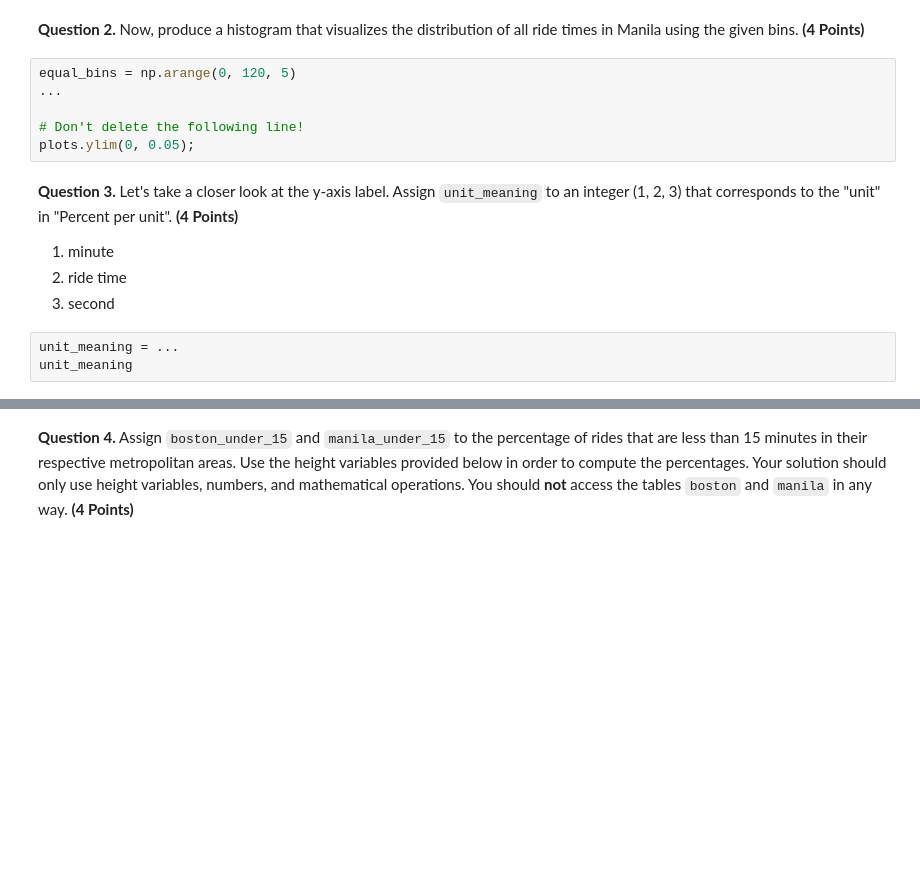
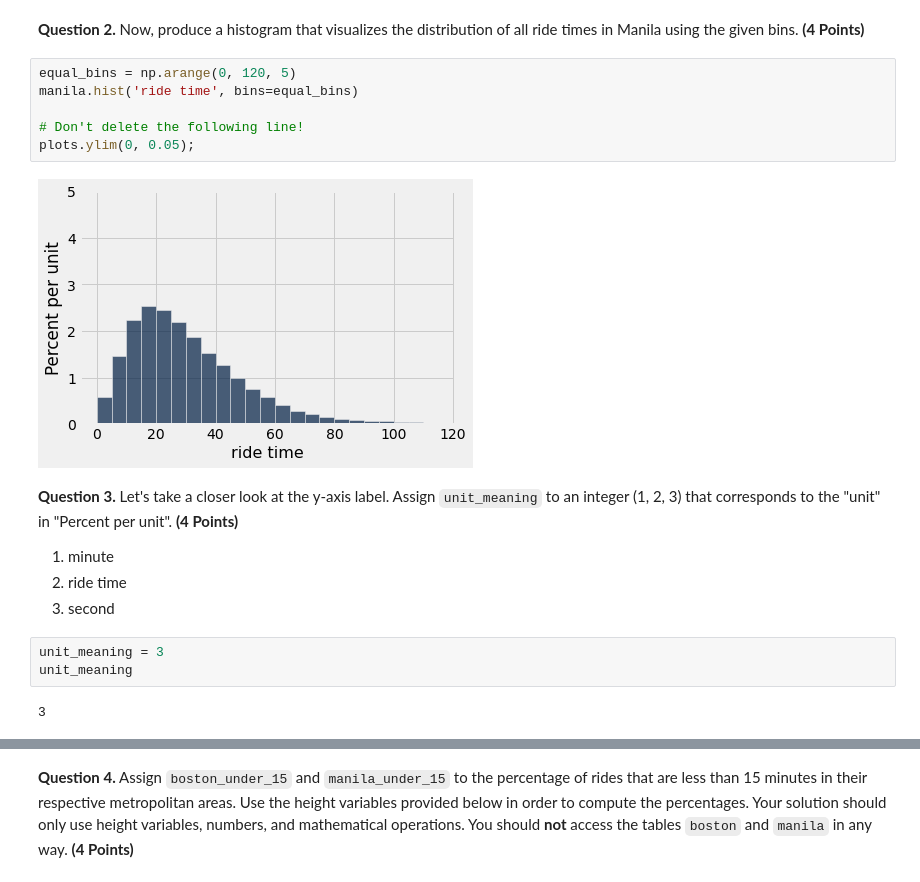
Before and after one commit to SoyCarlos/gabes-sumer-data-prep, a Jupyter notebook: Week 3/hw03/hw03.ipynb, the cells around one changed output, grey strips where cells are left out. Cells and saved outputs as stored; diff of their text form; blank space fills up the shorter version.

```diff
--- a/Week 3/hw03/hw03.ipynb
+++ b/Week 3/hw03/hw03.ipynb
@@ -380,10 +509,12 @@ manual: true
 -->
 # %%
 equal_bins = np.arange(0, 120, 5)
-...
+manila.hist('ride time', bins=equal_bins)
 
 # Don't delete the following line!
 plots.ylim(0, 0.05);
+# %% [output]
+[figure, added]
 # %% [markdown]
 <!-- END QUESTION -->
 
@@ -401,7 +532,9 @@ points:
  - 4
 -->
 # %%
-unit_meaning = ...
+unit_meaning = 3
 unit_meaning
+# %% [output]
+3
 # %%
 grader.check("q3_3")
```
Also changed, not shown: parts of 57 cells of this notebook, 14 other files.
